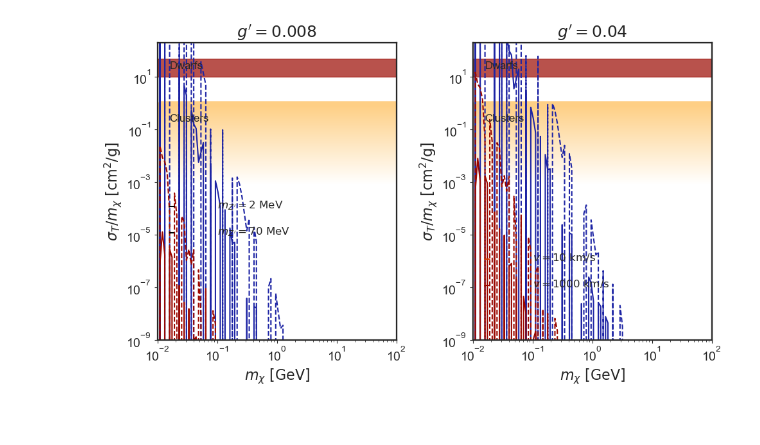
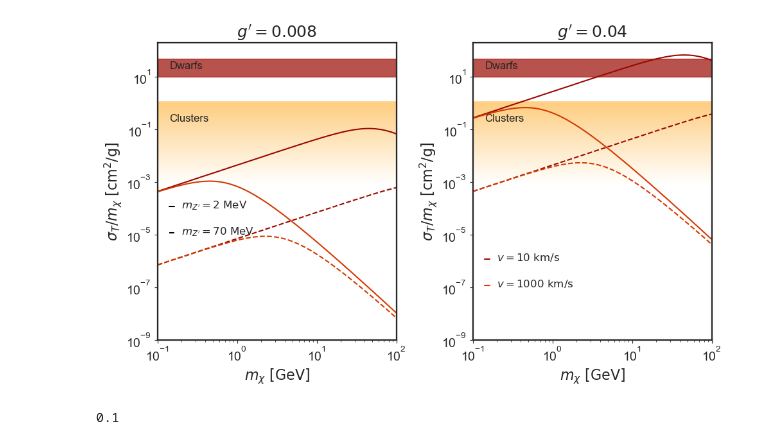
Before and after one commit to nigomezcr/Leptophilic-Atlas-Repo, a Jupyter notebook: TransferCrossSectionPlot.ipynb, the cells around one changed output. Drawn from its saved outputs; the diff is of its cells as text; code cells hidden in the pictures.

```diff
--- a/TransferCrossSectionPlot.ipynb
+++ b/TransferCrossSectionPlot.ipynb
@@ -5,13 +5,13 @@ from PlotSettings import MainColor1, MainColor2, MainColor3, BackgroundColor1, B
 from CrossSections import Transfer_sigma, Normalized_Transer, Transfer_SigmaV, Normalized_SigmaV
 # %%
 # Arrays
-mDM_array = np.logspace(-2, 2, 100)
+mDM_array = np.logspace(-1, 2, 100)
 
 v0 = (10, 1000)
 M = (2, 10)
 gp = ( 8e-3, 4e-2 )
 
-line_colors = (MainColor1, MainColor2)
+line_colors = (MainColor2, MainColor3)
 line_styles = ('-', 'dashed')
 
 def colorFader(c1,c2,mix=0): #fade (linear interpolate) from color c1 (at mix=0) to c2 (mix=1)
@@ -38,7 +38,7 @@ for i in range(2):
 
     ax[i].text(mDM_array[5], 0.2, 'Clusters')
     for y in y_values:
-        ax[i].axhline(y, mDM_array[0], mDM_array[-1], color=colorFader(c2, c1, (np.log10(y) + 3) / 4), linewidth=4)
+        ax[i].axhline(y, 0.0, 1, color=colorFader(c2, c1, (np.log10(y) + 3) / 4), linewidth=4)
 
     ax[i].text(mDM_array[5], 20, 'Dwarfs')
     ax[i].fill_between([mDM_array[0], mDM_array[-1]], 10, 50, color=MainColor2, alpha=0.7)
@@ -58,36 +58,40 @@ for i in range(2):
     ax[i].set_xlabel(r'$m_{{\chi}} ~[\mathrm{GeV} ] $')
     ax[i].set_xscale('log')
     ax[i].set_yscale('log')
-    ax[i].set_xlim(mDM_array[0], mDM_array[-1])
+    ax[i].set_xlim([mDM_array[0], mDM_array[-1]])
     ax[i].set_ylim(1e-9, 200)
     #ax[i].legend()
 
 
 # Mass legends
-Leg_x = 0.1
+Leg_x = 0.2
 hline_x1 = 0.05
 hline_x2 = 0.07
 leg_m1 = 1e-4 #mass 1
 leg_m2 = 1e-5 #mass 2
 leg_v1 = 1e-6 #vel 1
 leg_v2 = 1e-7 #vel 2
 
 
 ax[0].axhline(1.2*leg_m1, hline_x1, hline_x2,  color='k')
 ax[0].axhline(1.2*leg_m2, hline_x1, hline_x2,  color='k', linestyle='dashed')
 ax[0].text(Leg_x, leg_m1, r'$m_{Z^{\prime}} = 2~\mathrm{MeV}$')
 ax[0].text(Leg_x, leg_m2, r'$m_{Z^{\prime}} = 70~\mathrm{MeV}$')
 
 # Velocity legends
-ax[1].axhline(1.2*leg_v1, hline_x1, hline_x2, color=MainColor3)
-ax[1].axhline(1.2*leg_v2, hline_x1, hline_x2, color=MainColor2)
+ax[1].axhline(1.2*leg_v1, hline_x1, hline_x2, color=MainColor2)
+ax[1].axhline(1.2*leg_v2, hline_x1, hline_x2, color=MainColor3)
 ax[1].text(Leg_x, leg_v1, r'$v = 10~\mathrm{km/s}$')
 ax[1].text(Leg_x, leg_v2, r'$v =  1000~\mathrm{km/s}$')
 
 
 
 fig.tight_layout()
 fig.show()
 #fig.savefig('Plots/TransferCrossSections.pdf')
 # %% [output]
-[figure, old version]
+[figure, new version]
+# %%
+mDM_array[0]
+# %% [output]
+0.1
```
Also changed, not shown: 1 other file.
